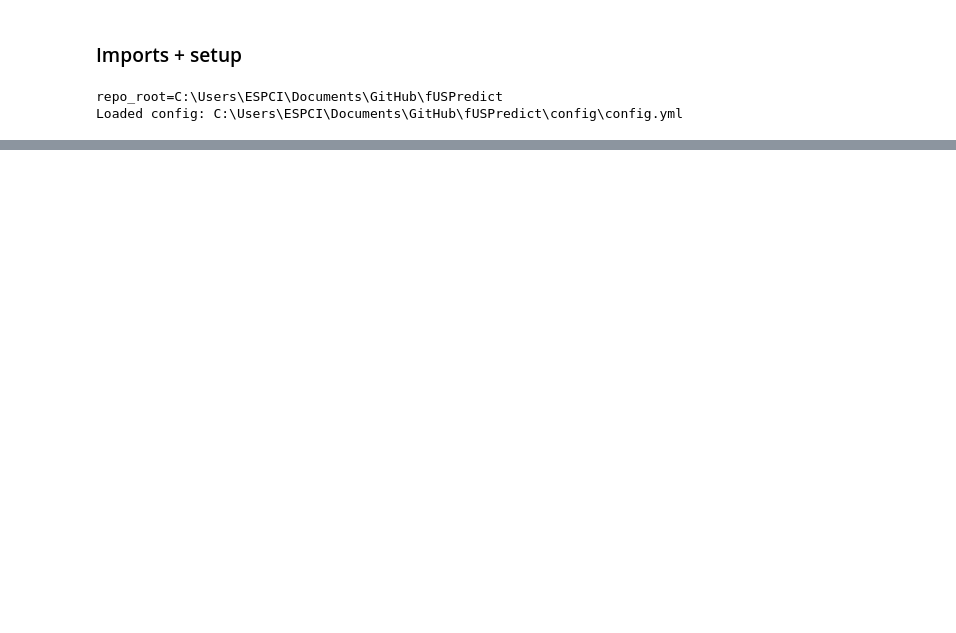
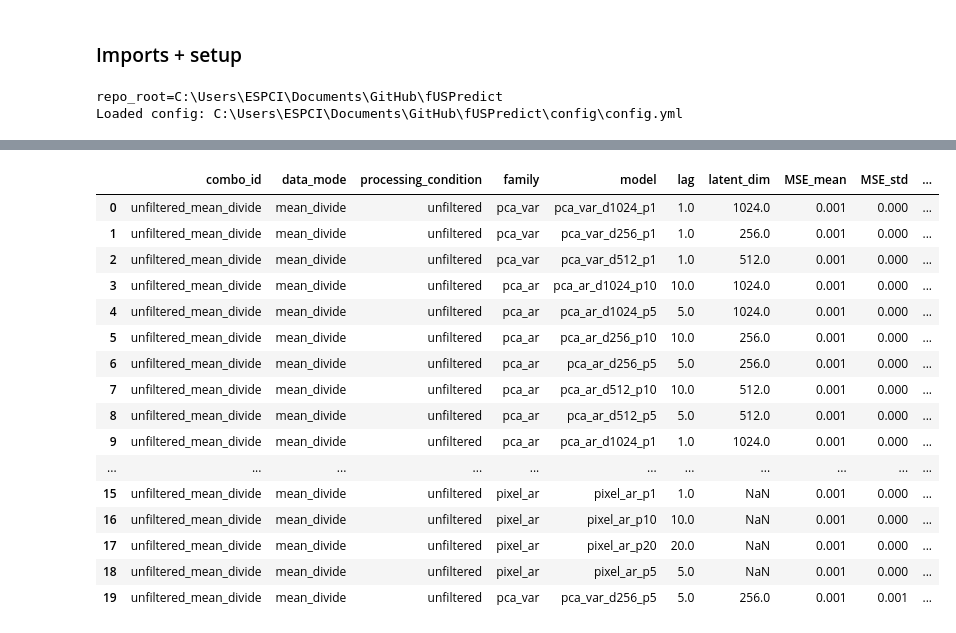
Before and after one commit to brynnhs/fUSPredict, a Jupyter notebook: code/3_modeling/2_autoregression_modeling.ipynb, the cells around one changed output, grey strips where cells are left out. Drawn from its saved outputs; the diff is of its cells as text; code cells hidden in the pictures; blank space fills up the shorter version.

```diff
--- a/code/3_modeling/2_autoregression_modeling.ipynb
+++ b/code/3_modeling/2_autoregression_modeling.ipynb
@@ -2083,0 +870,67 @@ Saved: C:\Users\ESPCI\Documents\GitHub\fUSPredict\derivatives\modeling\phase1_ba
+# %%
+combo_runs = {}
+if cfg_run_mode == "rerun_modeling":
+    all_results_frames = []
+    for combo_spec in combo_specs:
+        print(f"\n=== Evaluating combo: {combo_spec['combo_id']} ===")
+        run = evaluate_all_models_for_combo(combo_spec)
+        combo_runs[combo_spec["combo_id"]] = run
+        all_results_frames.append(run["metrics_df"])
+
+    all_results_df = pd.concat(all_results_frames, ignore_index=True)
+    all_results_df = all_results_df.sort_values(["RMSE_mean", "combo_id", "model"]).reset_index(drop=True)
+    all_results_df.to_csv(root_output_dir / "all_results_df.csv", index=False)
+
+    combo_best_df = (
+        all_results_df.sort_values(["combo_id", "RMSE_mean", "model"])
+        .groupby("combo_id", as_index=False)
+        .first()[["combo_id", "model", "RMSE_mean"]]
+        .rename(columns={"model": "best_model", "RMSE_mean": "best_rmse"})
+    )
+    combo_agg_df = (
+        all_results_df.groupby("combo_id", as_index=False)
+        .agg(
+            mean_rmse_across_models=("RMSE_mean", "mean"),
+            std_rmse_across_models=("RMSE_mean", "std"),
+            n_models=("model", "count"),
+        )
+    )
+    combo_meta_df = pd.DataFrame(combo_specs)[["combo_id", "data_mode", "processing_condition"]]
+    combo_summary_df = combo_best_df.merge(combo_agg_df, on="combo_id", how="left").merge(combo_meta_df, on="combo_id", how="left")
+    combo_summary_df["std_rmse_across_models"] = combo_summary_df["std_rmse_across_models"].fillna(0.0)
+    combo_summary_df["rank_best_rmse"] = combo_summary_df["best_rmse"].rank(method="min", ascending=True)
+    combo_summary_df["rank_mean_rmse"] = combo_summary_df["mean_rmse_across_models"].rank(method="min", ascending=True)
+    combo_summary_df["rank_stability"] = combo_summary_df["std_rmse_across_models"].rank(method="min", ascending=True)
+    combo_summary_df["combo_score"] = combo_summary_df[["rank_best_rmse", "rank_mean_rmse", "rank_stability"]].mean(axis=1)
+    combo_summary_df = combo_summary_df.sort_values(["combo_score", "best_rmse", "combo_id"]).reset_index(drop=True)
+    combo_summary_df.to_csv(root_output_dir / "combo_summary_df.csv", index=False)
+    top_combo_ids = combo_summary_df["combo_id"].head(2).tolist()
+else:
+    saved_state = load_saved_notebook_state()
+    all_results_df = saved_state["all_results_df"]
+    combo_summary_df = saved_state["combo_summary_df"]
+    top_combo_ids = saved_state["top_combo_ids"]
+    cfg_rollout_horizons = saved_state["cfg_rollout_horizons"]
+    cfg_rollout_mode = saved_state["cfg_rollout_mode"]
+    W = int(saved_state["window_size"])
+    K = int(saved_state["pred_horizon"])
+    S = int(saved_state["dataset_stride"])
+    seed = int(saved_state["random_seed"])
+    print(
+        f"Reloading saved run state: eval_split={saved_state['selected_eval_split_name']}, "
+        f"W={W}, K={K}, stride={S}, rollout_mode={cfg_rollout_mode}, horizons={cfg_rollout_horizons}, seed={seed}"
+    )
+
+display(all_results_df.round(4).head(20))
+
+plot_combo_best_rmse(
+    combo_summary_df,
+    save_paths=[
+        root_output_dir / "combo_best_rmse_by_combo.png",
+        root_output_dir / "combo_best_rmse_by_combo.pdf",
+    ],
+)
+
+display(Markdown("**Top preprocessing combos:** " + ", ".join(top_combo_ids)))
+display(combo_summary_df.round(4))
+# %% [output]
@@ -2083,0 +938,17 @@ Saved: C:\Users\ESPCI\Documents\GitHub\fUSPredict\derivatives\modeling\phase1_ba
+|  | combo_id | data_mode | processing_condition | family | model | lag | latent_dim | MSE_mean | MSE_std | ... |
+| 0 | unfiltered_mean_divide | mean_divide | unfiltered | pca_var | pca_var_d1024_p1 | 1.0 | 1024.0 | 0.001 | 0.000 | ... |
+| 1 | unfiltered_mean_divide | mean_divide | unfiltered | pca_var | pca_var_d256_p1 | 1.0 | 256.0 | 0.001 | 0.000 | ... |
+| 2 | unfiltered_mean_divide | mean_divide | unfiltered | pca_var | pca_var_d512_p1 | 1.0 | 512.0 | 0.001 | 0.000 | ... |
+| 3 | unfiltered_mean_divide | mean_divide | unfiltered | pca_ar | pca_ar_d1024_p10 | 10.0 | 1024.0 | 0.001 | 0.000 | ... |
+| 4 | unfiltered_mean_divide | mean_divide | unfiltered | pca_ar | pca_ar_d1024_p5 | 5.0 | 1024.0 | 0.001 | 0.000 | ... |
+| 5 | unfiltered_mean_divide | mean_divide | unfiltered | pca_ar | pca_ar_d256_p10 | 10.0 | 256.0 | 0.001 | 0.000 | ... |
+| 6 | unfiltered_mean_divide | mean_divide | unfiltered | pca_ar | pca_ar_d256_p5 | 5.0 | 256.0 | 0.001 | 0.000 | ... |
+| 7 | unfiltered_mean_divide | mean_divide | unfiltered | pca_ar | pca_ar_d512_p10 | 10.0 | 512.0 | 0.001 | 0.000 | ... |
+| 8 | unfiltered_mean_divide | mean_divide | unfiltered | pca_ar | pca_ar_d512_p5 | 5.0 | 512.0 | 0.001 | 0.000 | ... |
+| 9 | unfiltered_mean_divide | mean_divide | unfiltered | pca_ar | pca_ar_d1024_p1 | 1.0 | 1024.0 | 0.001 | 0.000 | ... |
+| ... | ... | ... | ... | ... | ... | ... | ... | ... | ... | ... |
+| 15 | unfiltered_mean_divide | mean_divide | unfiltered | pixel_ar | pixel_ar_p1 | 1.0 | NaN | 0.001 | 0.000 | ... |
+| 16 | unfiltered_mean_divide | mean_divide | unfiltered | pixel_ar | pixel_ar_p10 | 10.0 | NaN | 0.001 | 0.000 | ... |
+| 17 | unfiltered_mean_divide | mean_divide | unfiltered | pixel_ar | pixel_ar_p20 | 20.0 | NaN | 0.001 | 0.000 | ... |
+| 18 | unfiltered_mean_divide | mean_divide | unfiltered | pixel_ar | pixel_ar_p5 | 5.0 | NaN | 0.001 | 0.000 | ... |
+| 19 | unfiltered_mean_divide | mean_divide | unfiltered | pca_var | pca_var_d256_p5 | 5.0 | 256.0 | 0.001 | 0.001 | ... |
```
Also changed, not shown: parts of 35 cells of this notebook, 1 other file.
